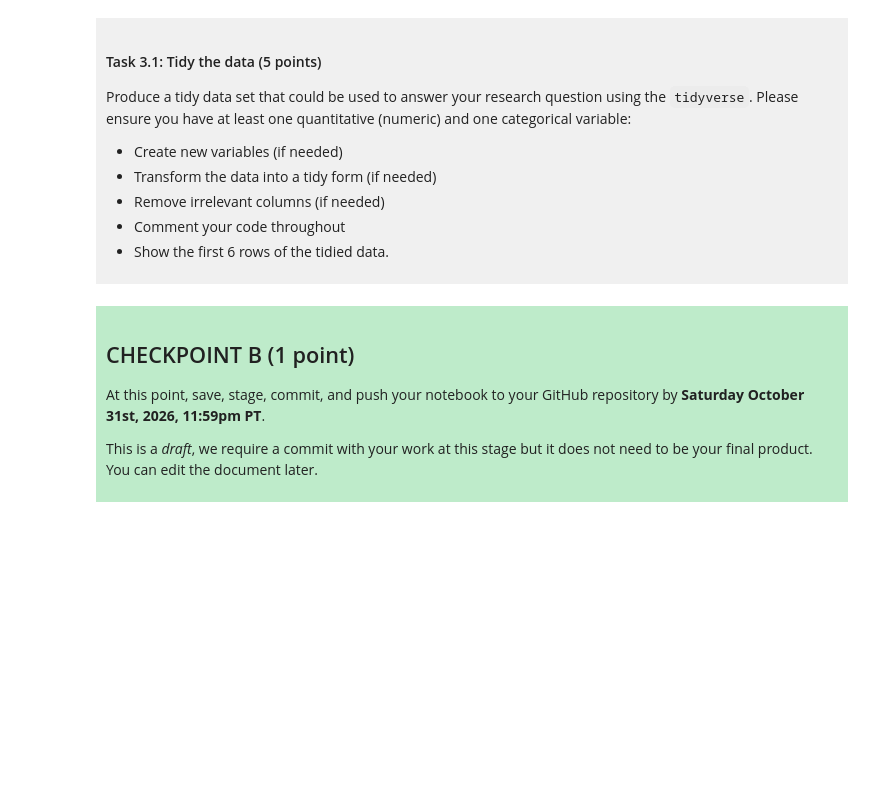
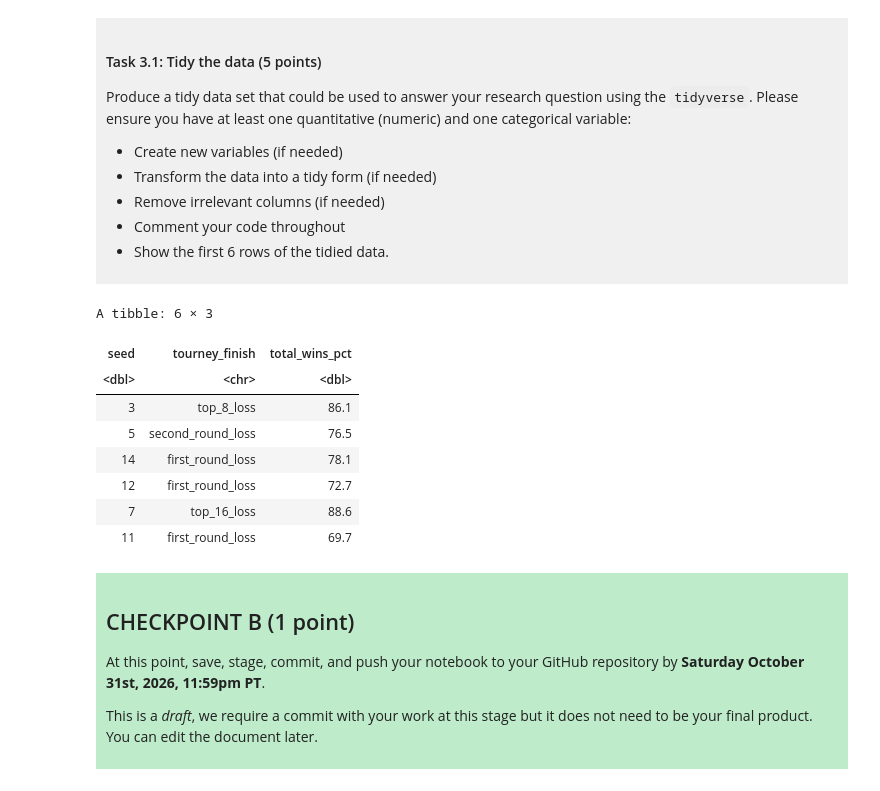
Before and after one commit to loganbcoug/dsci-100-project-logan-baldwin, a Jupyter notebook: dsci-100-project-notebook.ipynb, the cells around one changed output. Saved outputs shown, nothing was run; the diff lists cells and outputs as text; code cells hidden in the pictures; blank space fills up the shorter version.

```diff
--- a/dsci-100-project-notebook.ipynb
+++ b/dsci-100-project-notebook.ipynb
@@ -208,7 +218,24 @@ Produce a tidy data set that could be used to answer your research question usin
 
 </div>
 # %%
-### EDIT THIS CODE CELL ###
+# filtering to only the year 2007
+basketball_filtered <- basketball_data |>
+    filter(year == 2007)
+
+# selecting only the columns that are useful
+basketball_selected <- basketball_filtered |>
+    select(seed, tourney_finish, total_wins_pct)
+head(basketball_selected)
+# %% [output]
+A tibble: 6 × 3
+| seed | tourney_finish | total_wins_pct |
+| <dbl> | <chr> | <dbl> |
+| 3 | top_8_loss | 86.1 |
+| 5 | second_round_loss | 76.5 |
+| 14 | first_round_loss | 78.1 |
+| 12 | first_round_loss | 72.7 |
+| 7 | top_16_loss | 88.6 |
+| 11 | first_round_loss | 69.7 |
 # %% [markdown]
 <div style="background-color: #beebca; padding: 10px;">
 
```
Also changed, not shown: parts of 3 cells of this notebook.
